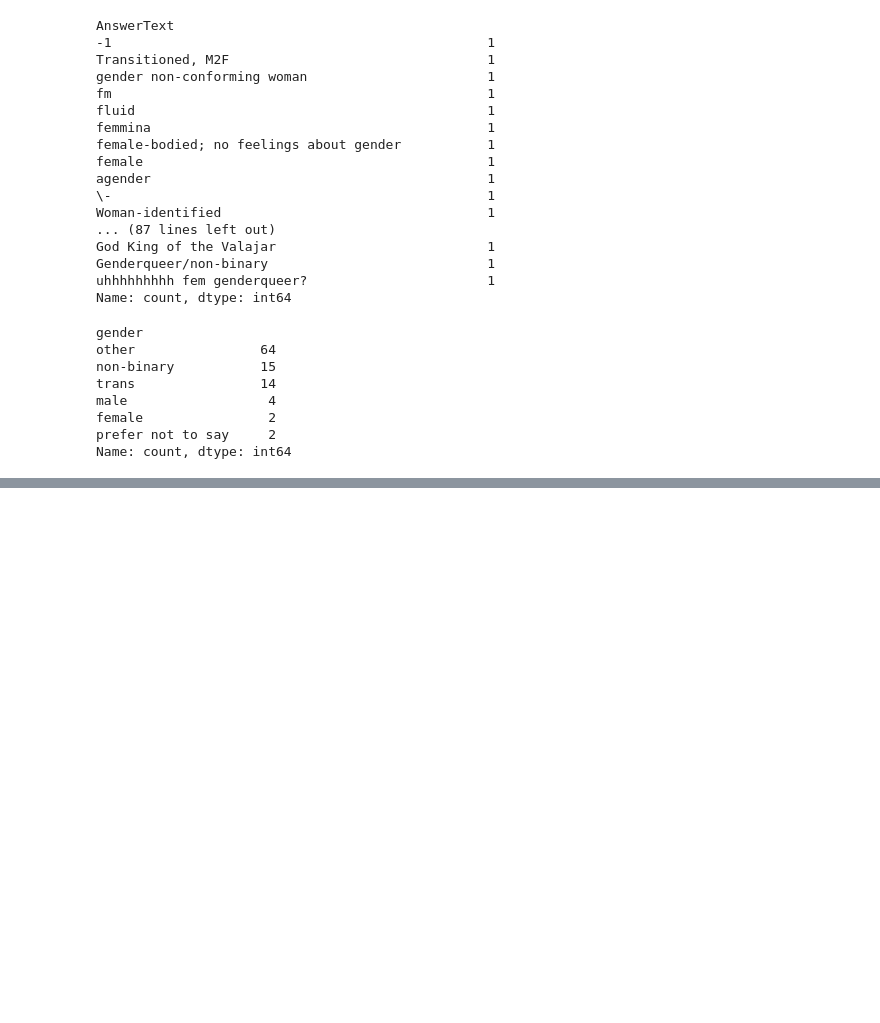
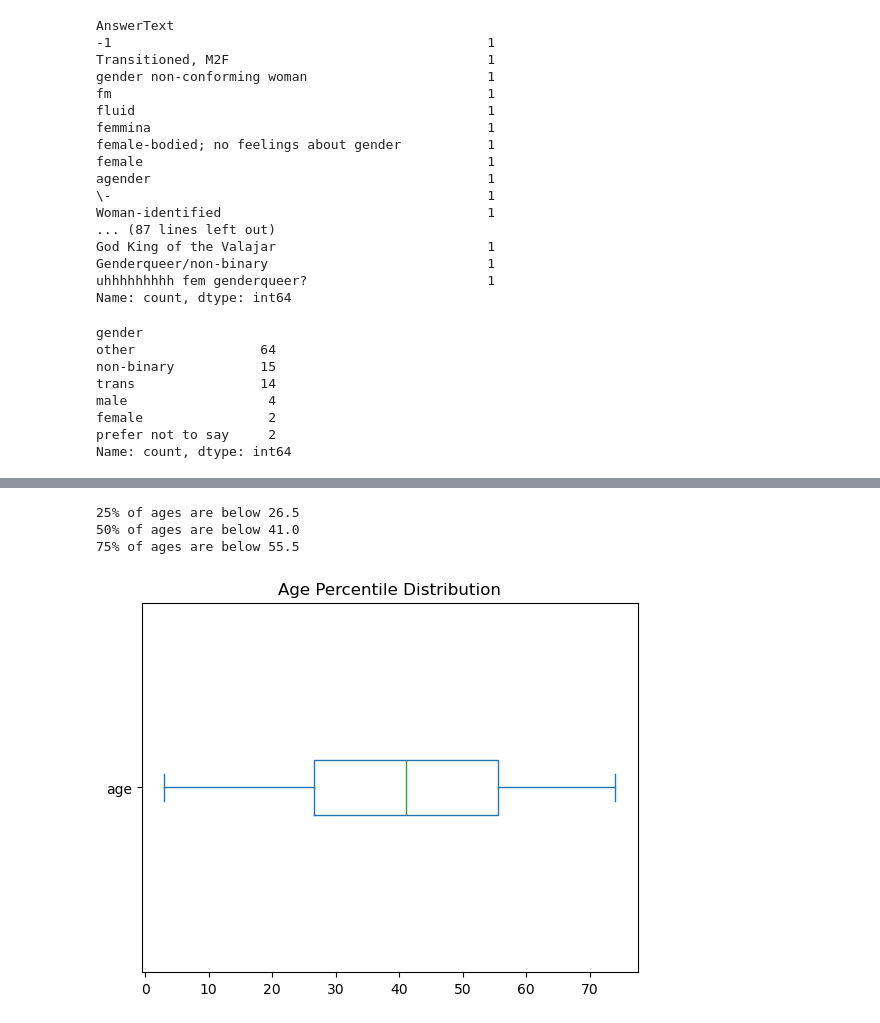
Before and after one commit to Djohnson1313/mental_health_sql, a Jupyter notebook: mental_health_analysis.ipynb, the cells around one changed output, grey strips where cells are left out. Drawn from its saved outputs; the diff is of its cells as text; code cells hidden in the pictures; blank space fills up the shorter version.

```diff
--- a/mental_health_analysis.ipynb
+++ b/mental_health_analysis.ipynb
@@ -253,0 +308,17 @@ plt.show();
+# %%
+print(f'25% of ages are below {np.percentile(df_age_spread['age'], 25)}')
+print(f'50% of ages are below {np.percentile(df_age_spread['age'], 50)}')
+print(f'75% of ages are below {np.percentile(df_age_spread['age'], 75)}')
+# %% [output]
+25% of ages are below 26.5
+50% of ages are below 41.0
+75% of ages are below 55.5
+# %%
+fig, ax = plt.subplots()
+
+df_age_spread['age'].plot(kind = 'box', vert = False)
+
+ax.set_title('Age Percentile Distribution')
+plt.show();
+# %% [output]
+[figure, added]
```
Also changed, not shown: parts of 12 cells of this notebook.
